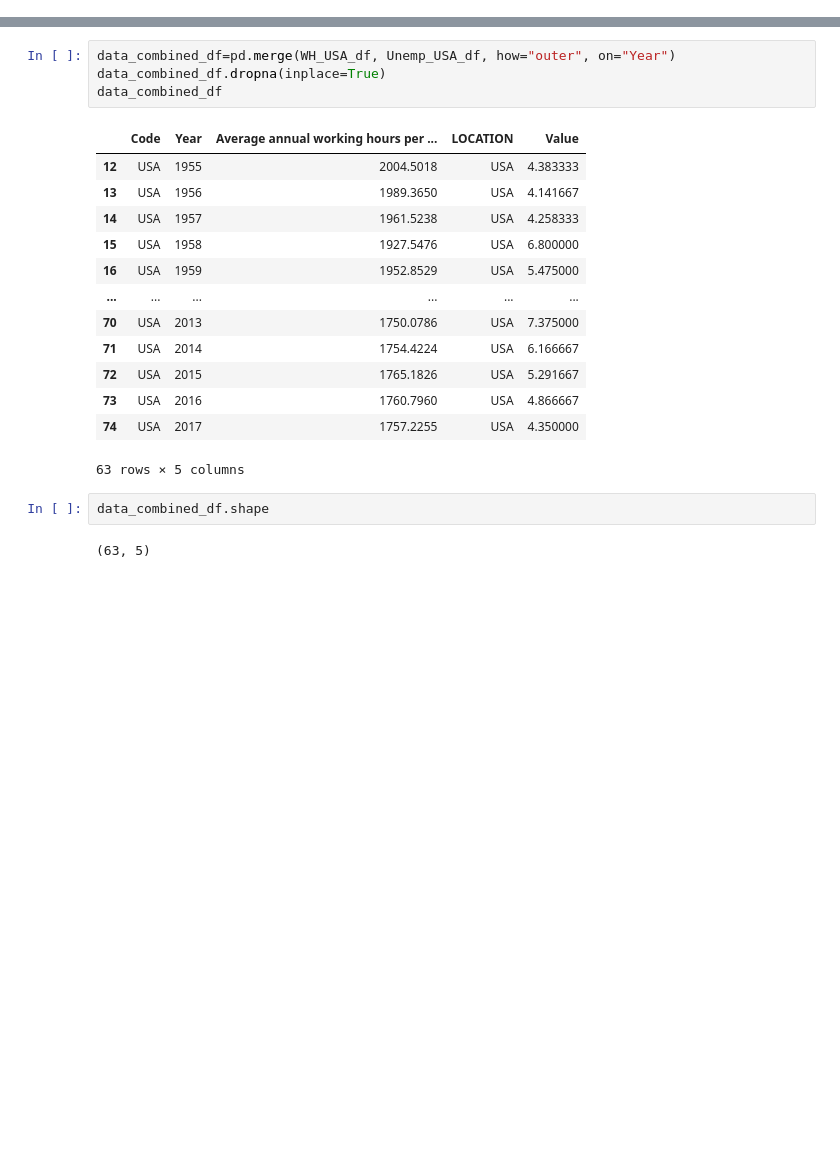
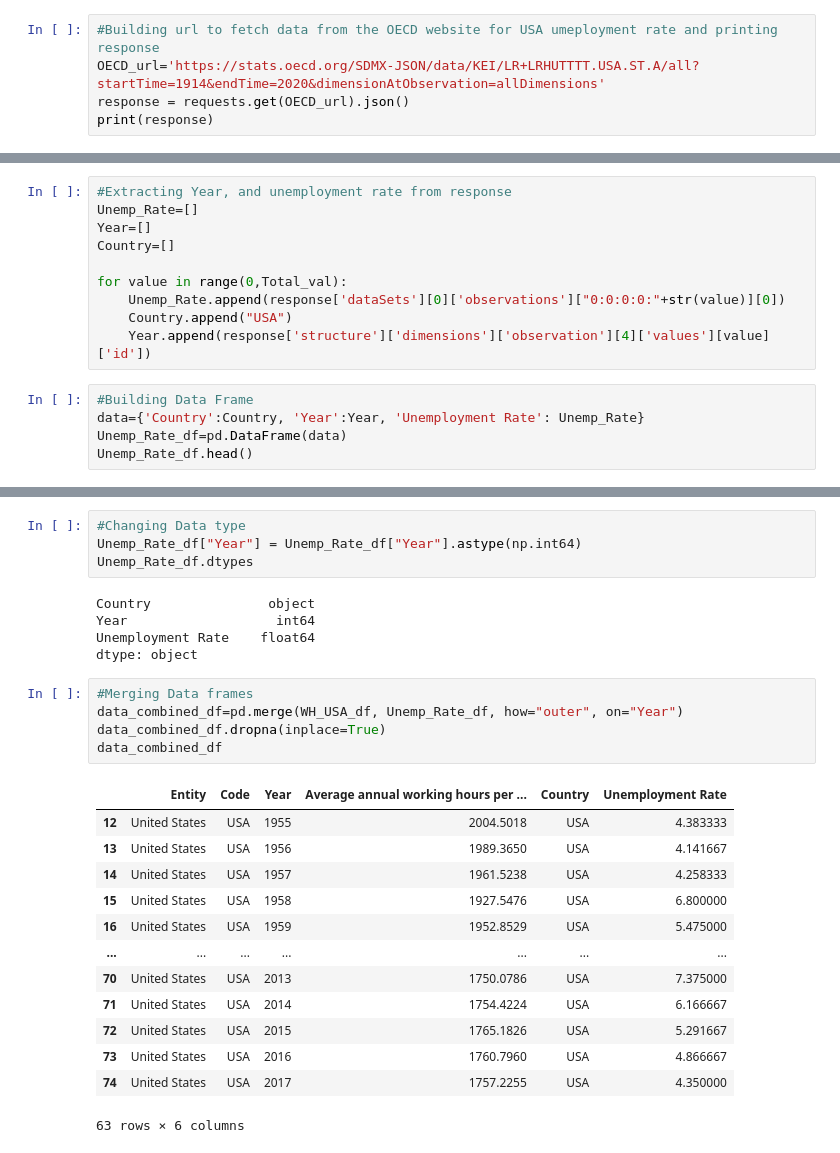
Before and after one commit to kkirstan/Quality-of-Life-vs.-Working-Hours-in-the-U.S., a Jupyter notebook: Quality of Life.ipynb, the cells around one changed output, grey strips where cells are left out. Saved outputs shown, nothing was run; the diff lists cells and outputs as text; blank space fills up the shorter version.

```diff
--- a/Quality of Life.ipynb
+++ b/Quality of Life.ipynb
@@ -82,0 +44,5 @@ See the caveats in the documentation: https://pandas.pydata.org/pandas-docs/stab
+# %%
+#Building url to fetch data from the OECD website for USA umeployment rate and printing response
+OECD_url='https://stats.oecd.org/SDMX-JSON/data/KEI/LR+LRHUTTTT.USA.ST.A/all?startTime=1914&endTime=2020&dimensionAtObservation=allDimensions'
+response = requests.get(OECD_url).json()
+print(response)
@@ -82,0 +51,15 @@ See the caveats in the documentation: https://pandas.pydata.org/pandas-docs/stab
+# %%
+#Extracting Year, and unemployment rate from response
+Unemp_Rate=[]
+Year=[]
+Country=[]
+
+for value in range(0,Total_val):
+    Unemp_Rate.append(response['dataSets'][0]['observations']["0:0:0:0:"+str(value)][0])
+    Country.append("USA")
+    Year.append(response['structure']['dimensions']['observation'][4]['values'][value]['id'])
+# %%
+#Building Data Frame
+data={'Country':Country, 'Year':Year, 'Unemployment Rate': Unemp_Rate}
+Unemp_Rate_df=pd.DataFrame(data)
+Unemp_Rate_df.head()
@@ -83,23 +81,29 @@ See the caveats in the documentation: https://pandas.pydata.org/pandas-docs/stab
+# %%
+#Changing Data type
+Unemp_Rate_df["Year"] = Unemp_Rate_df["Year"].astype(np.int64)
+Unemp_Rate_df.dtypes
+# %% [output]
+Country               object
+Year                   int64
+Unemployment Rate    float64
+dtype: object
 # %%
-data_combined_df=pd.merge(WH_USA_df, Unemp_USA_df, how="outer", on="Year")
+#Merging Data frames
+data_combined_df=pd.merge(WH_USA_df, Unemp_Rate_df, how="outer", on="Year")
 data_combined_df.dropna(inplace=True)
 data_combined_df
 # %% [output]
-|  | Code | Year | Average annual working hours per ... | LOCATION | Value |
-| 12 | USA | 1955 | 2004.5018 | USA | 4.383333 |
-| 13 | USA | 1956 | 1989.3650 | USA | 4.141667 |
-| 14 | USA | 1957 | 1961.5238 | USA | 4.258333 |
-| 15 | USA | 1958 | 1927.5476 | USA | 6.800000 |
-| 16 | USA | 1959 | 1952.8529 | USA | 5.475000 |
-| ... | ... | ... | ... | ... | ... |
-| 70 | USA | 2013 | 1750.0786 | USA | 7.375000 |
-| 71 | USA | 2014 | 1754.4224 | USA | 6.166667 |
-| 72 | USA | 2015 | 1765.1826 | USA | 5.291667 |
-| 73 | USA | 2016 | 1760.7960 | USA | 4.866667 |
-| 74 | USA | 2017 | 1757.2255 | USA | 4.350000 |
+|  | Entity | Code | Year | Average annual working hours per ... | Country | Unemployment Rate |
+| 12 | United States | USA | 1955 | 2004.5018 | USA | 4.383333 |
+| 13 | United States | USA | 1956 | 1989.3650 | USA | 4.141667 |
+| 14 | United States | USA | 1957 | 1961.5238 | USA | 4.258333 |
+| 15 | United States | USA | 1958 | 1927.5476 | USA | 6.800000 |
+| 16 | United States | USA | 1959 | 1952.8529 | USA | 5.475000 |
+| ... | ... | ... | ... | ... | ... | ... |
+| 70 | United States | USA | 2013 | 1750.0786 | USA | 7.375000 |
+| 71 | United States | USA | 2014 | 1754.4224 | USA | 6.166667 |
+| 72 | United States | USA | 2015 | 1765.1826 | USA | 5.291667 |
+| 73 | United States | USA | 2016 | 1760.7960 | USA | 4.866667 |
+| 74 | United States | USA | 2017 | 1757.2255 | USA | 4.350000 |
-63 rows × 5 columns
+63 rows × 6 columns
-# %%
-data_combined_df.shape
-# %% [output]
-(63, 5)
 # %%
```
Also changed, not shown: parts of 17 cells of this notebook, 3 other files.
